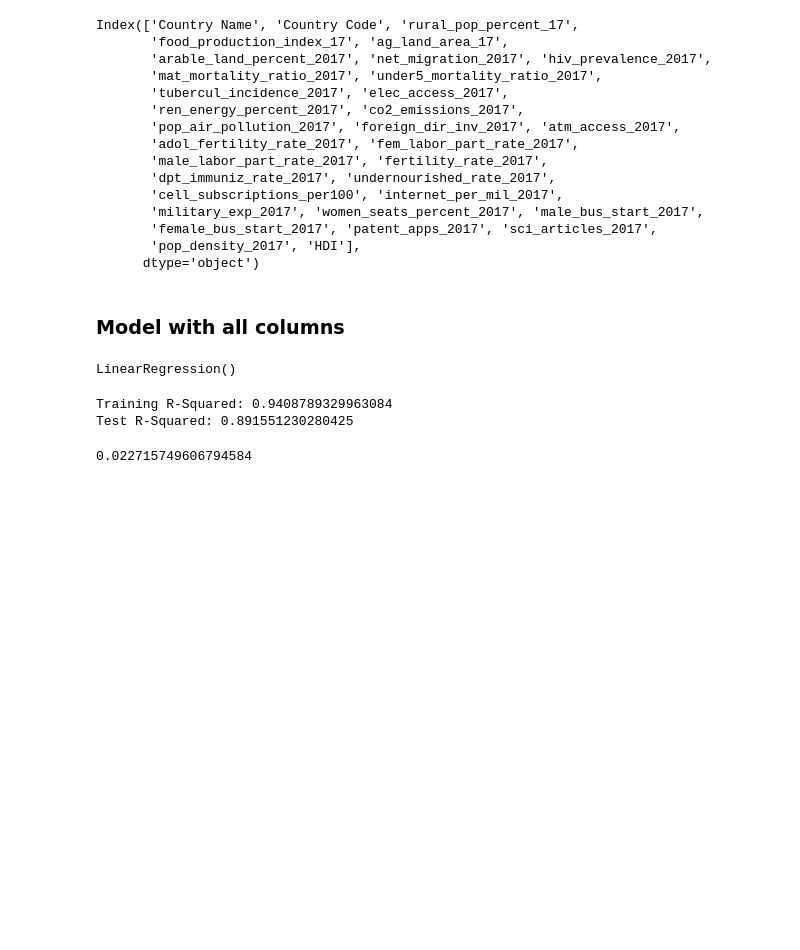
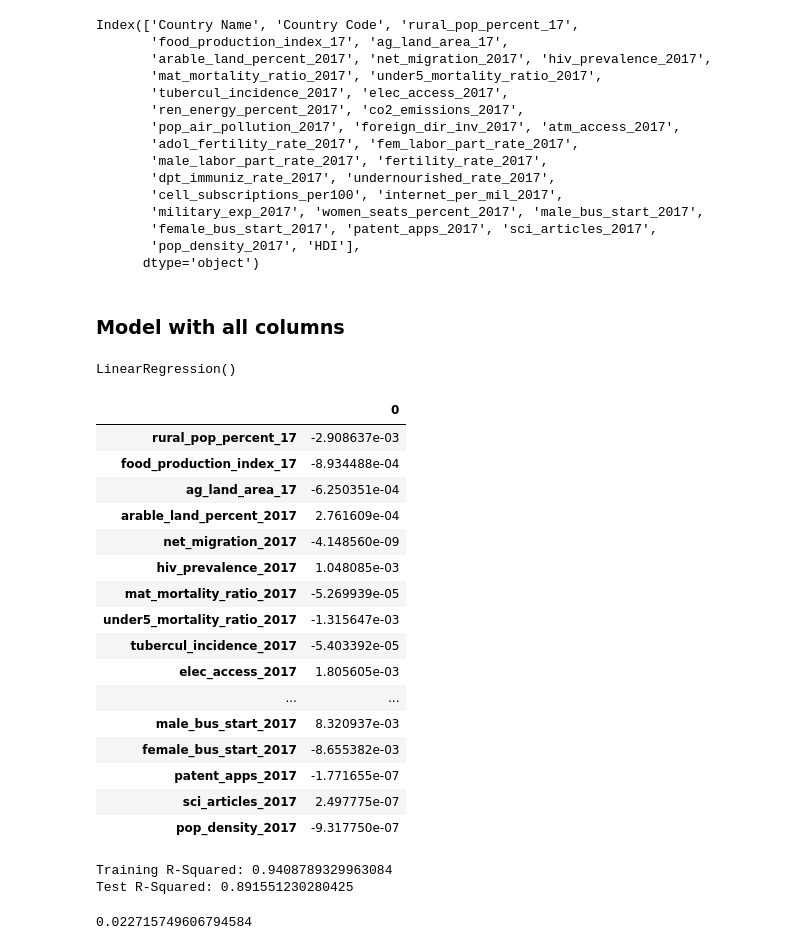
Before and after one commit to pemurp19/Predicting-HDI---Human-Development-Indicators, a Jupyter notebook: code/linear_regression.ipynb, the cells around one changed output. Saved outputs shown, nothing was run; the diff lists cells and outputs as text; code cells hidden in the pictures; blank space fills up the shorter version.

```diff
--- a/code/linear_regression.ipynb
+++ b/code/linear_regression.ipynb
@@ -48,6 +48,26 @@ X_train, X_test, y_train, y_test = train_test_split(X, y)
 lr.fit(X_train, y_train)
 # %% [output]
 LinearRegression()
+# %%
+pd.DataFrame(lr.coef_, index = X.columns)
+# %% [output]
+|  | 0 |
+| rural_pop_percent_17 | -2.908637e-03 |
+| food_production_index_17 | -8.934488e-04 |
+| ag_land_area_17 | -6.250351e-04 |
+| arable_land_percent_2017 | 2.761609e-04 |
+| net_migration_2017 | -4.148560e-09 |
+| hiv_prevalence_2017 | 1.048085e-03 |
+| mat_mortality_ratio_2017 | -5.269939e-05 |
+| under5_mortality_ratio_2017 | -1.315647e-03 |
+| tubercul_incidence_2017 | -5.403392e-05 |
+| elec_access_2017 | 1.805605e-03 |
+| ... | ... |
+| male_bus_start_2017 | 8.320937e-03 |
+| female_bus_start_2017 | -8.655382e-03 |
+| patent_apps_2017 | -1.771655e-07 |
+| sci_articles_2017 | 2.497775e-07 |
+| pop_density_2017 | -9.317750e-07 |
 # %%
 print(f'Training R-Squared: {lr.score(X_train, y_train)}')
 print(f'Test R-Squared: {lr.score(X_test, y_test)}')
```
Also changed, not shown: 3 other files.
